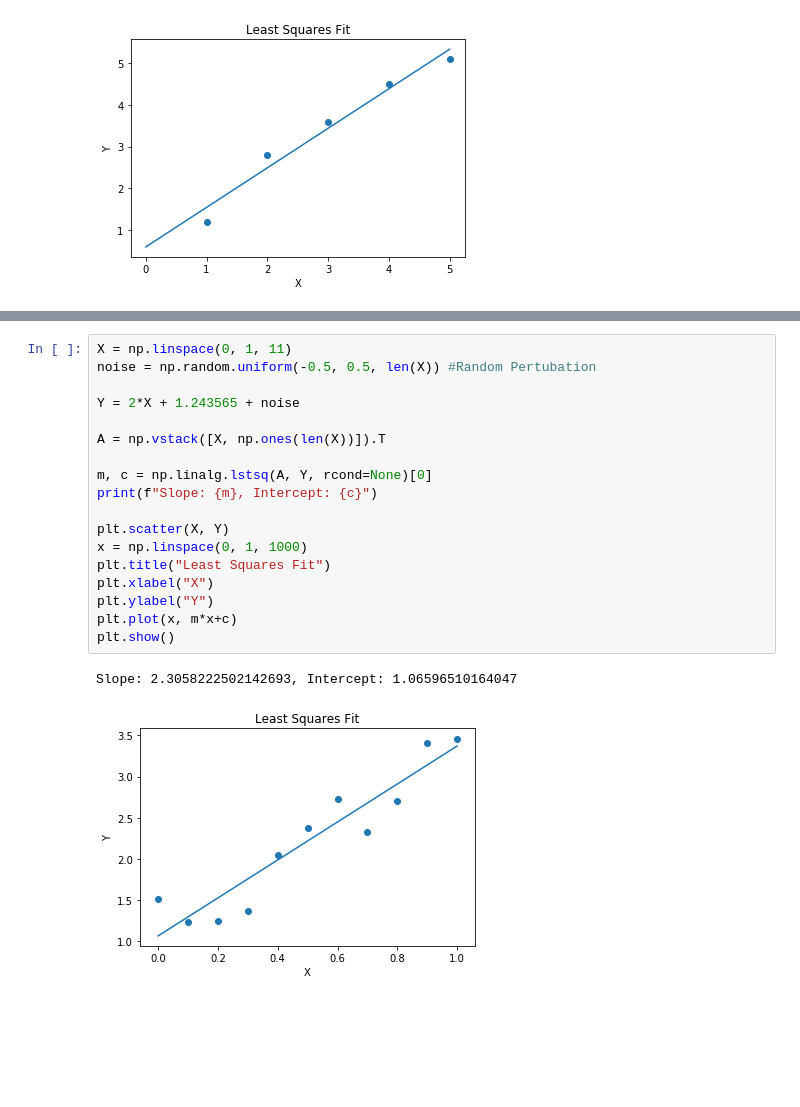
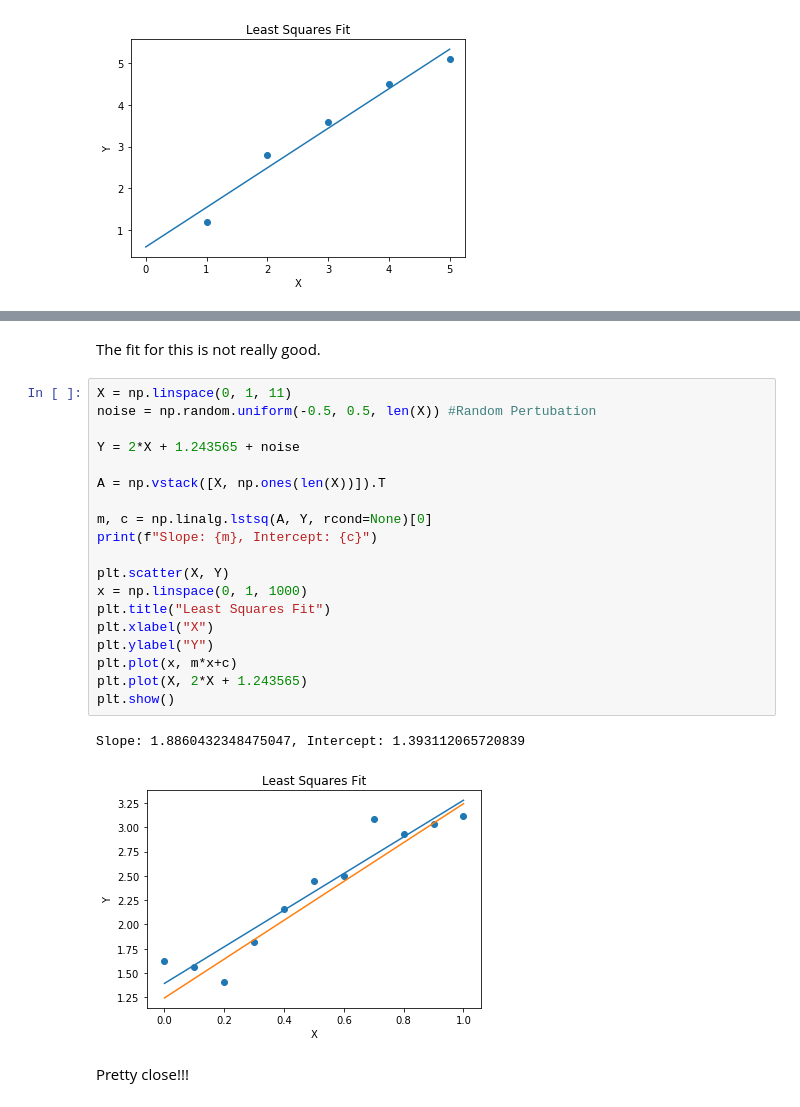
Before and after one commit to c0rv1sTP/coe311k, a Jupyter notebook: classwork/tp25449-CH9.ipynb, the cells around one changed output, grey strips where cells are left out. Saved outputs shown, nothing was run; the diff lists cells and outputs as text; blank space fills up the shorter version.

```diff
--- a/classwork/tp25449-CH9.ipynb
+++ b/classwork/tp25449-CH9.ipynb
@@ -62,21 +62,26 @@ Slope: -0.10259337038588164, Intercept: 5.926718828080413
+# %% [markdown]
+The fit for this is not really good.
 # %%
 X = np.linspace(0, 1, 11)
 noise = np.random.uniform(-0.5, 0.5, len(X)) #Random Pertubation
 
 Y = 2*X + 1.243565 + noise
 
 A = np.vstack([X, np.ones(len(X))]).T
 
 m, c = np.linalg.lstsq(A, Y, rcond=None)[0]
 print(f"Slope: {m}, Intercept: {c}")
 
 plt.scatter(X, Y)
 x = np.linspace(0, 1, 1000)
 plt.title("Least Squares Fit")
 plt.xlabel("X")
 plt.ylabel("Y")
 plt.plot(x, m*x+c)
+plt.plot(X, 2*X + 1.243565)
 plt.show()
 # %% [output]
-Slope: 2.3058222502142693, Intercept: 1.06596510164047
+Slope: 1.8860432348475047, Intercept: 1.393112065720839
-[figure, old version]
+[figure, new version]
+# %% [markdown]
+Pretty close!!!
```
Also changed, not shown: parts of 1 cell of this notebook.
